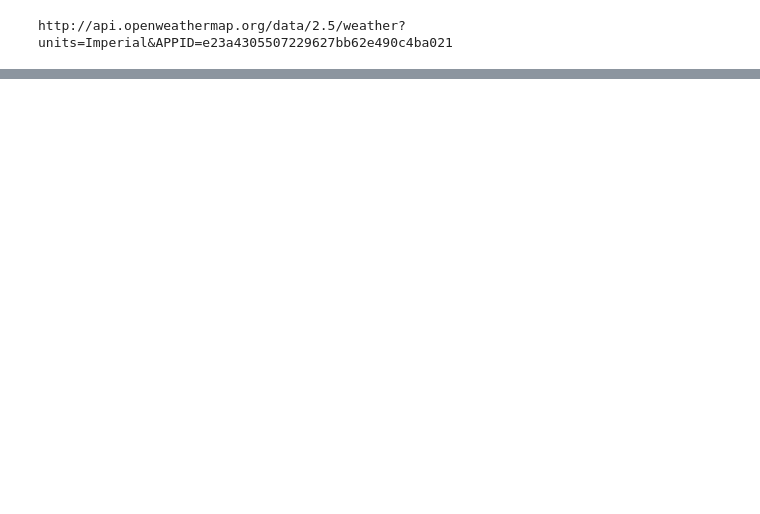
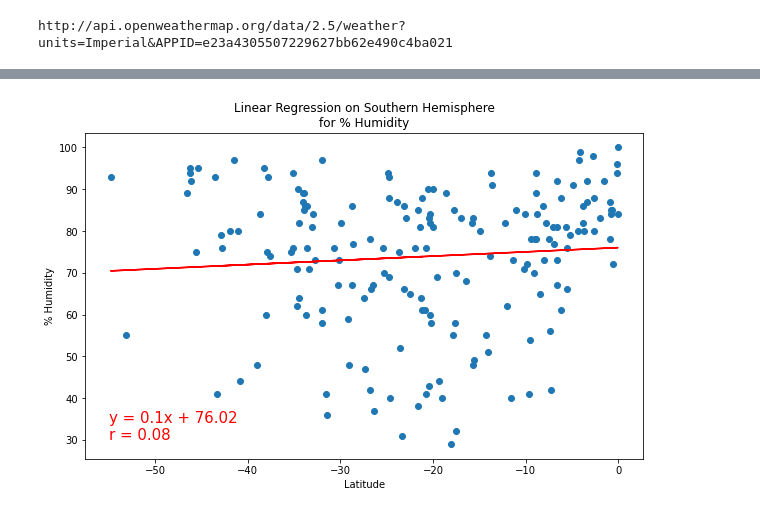
Before and after one commit to DibbleJ/World_Weather_Analysis, a Jupyter notebook: WeatherPy.ipynb, the cells around one changed output, grey strips where cells are left out. Saved outputs shown, nothing was run; the diff lists cells and outputs as text; code cells hidden in the pictures; blank space fills up the shorter version.

```diff
--- a/WeatherPy.ipynb
+++ b/WeatherPy.ipynb
@@ -108,0 +210,4 @@ city_data_df.to_csv(output_data_file, index_label="City_ID")
+# %%
+plot_linear_regression(south_lats, south_humidity,"Linear Regression on Southern Hemisphere\nfor % Humidity","% Humidity",(-55,30))
+# %% [output]
+[figure, added]
```
Also changed, not shown: parts of 16 cells of this notebook, 3 other files.
